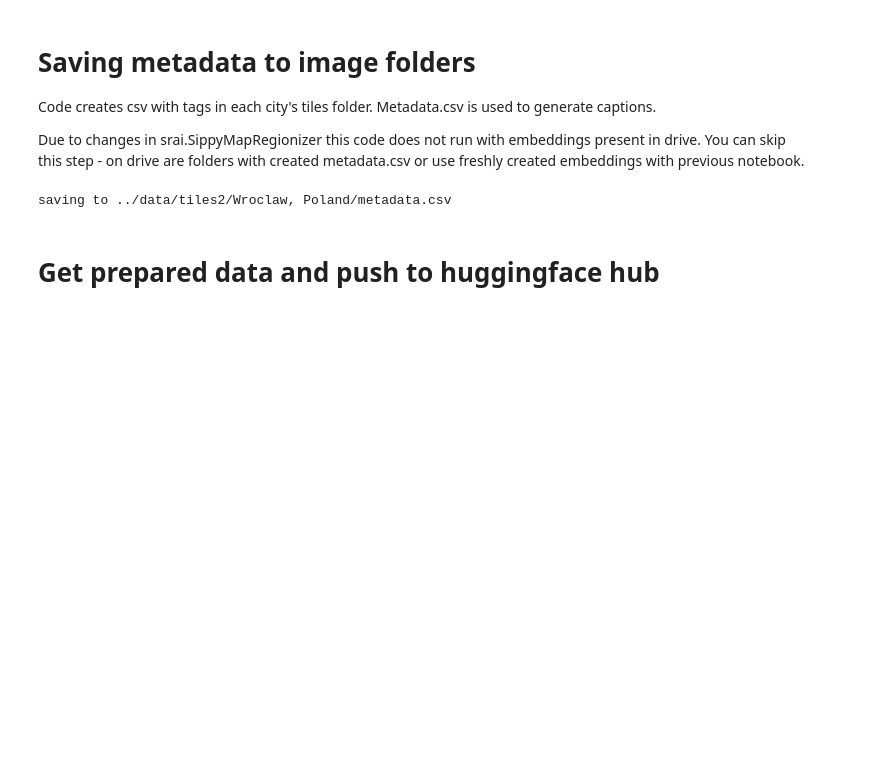
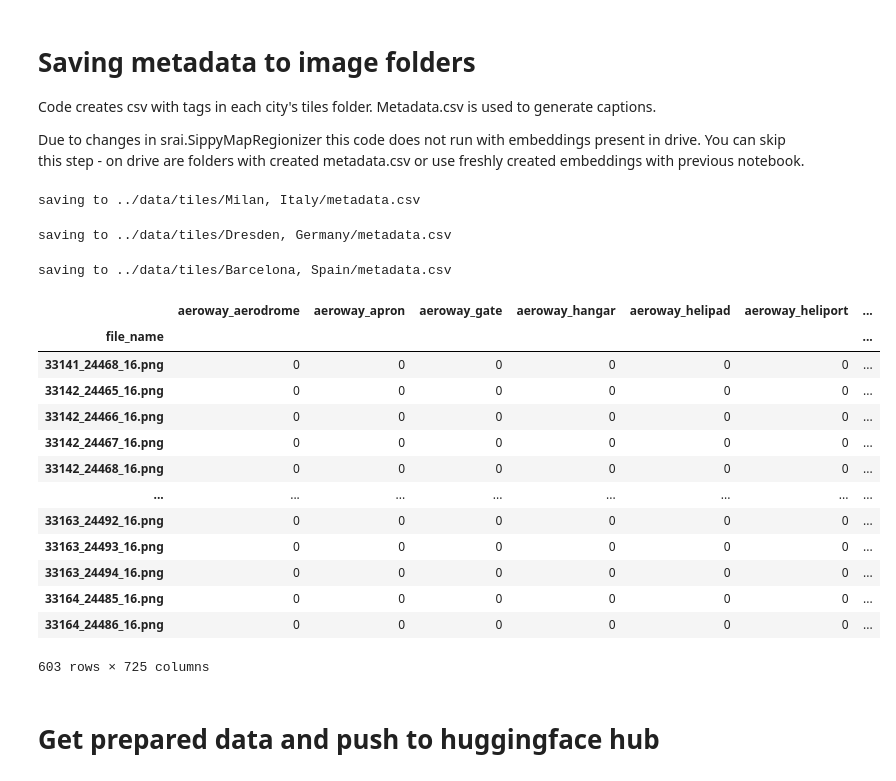
Before and after one commit to kraina-ai/map_diffusion, a Jupyter notebook: workflow_raster/3.hf_dataset.ipynb, the cells around one changed output. Drawn from its saved outputs; the diff is of its cells as text; code cells hidden in the pictures; blank space fills up the shorter version.

```diff
--- a/workflow_raster/3.hf_dataset.ipynb
+++ b/workflow_raster/3.hf_dataset.ipynb
@@ -44,15 +51,37 @@ for city in tqdm(os.listdir("../data/tiles")):
     if os.path.exists(f"../data/embeddings/{city}.pkl"):
         df = pd.read_pickle(f"../data/embeddings/{city}.pkl")
         df = df.reindex(columns=columns, fill_value=0)
-        df["file_name"] = df.apply(lambda row: f"{row.name[0]}_{row.name[1]}.png", axis=1)
-        df = df.set_index("file_name")
+        df.index = df.index + ".png"
+        df.index = df.index.rename("file_name")
         path = f"../data/tiles/{city}/metadata.csv"
         print(f"saving to {path}")
         df.to_csv(path)
     else :
         print(city, "not found")
 # %% [output]
-saving to ../data/tiles2/Wroclaw, Poland/metadata.csv
+saving to ../data/tiles/Milan, Italy/metadata.csv
+saving to ../data/tiles/Dresden, Germany/metadata.csv
+saving to ../data/tiles/Barcelona, Spain/metadata.csv
+# %%
+df = pd.read_pickle(f"../data/embeddings/{city}.pkl")
+df = df.reindex(columns=columns, fill_value=0)
+df.index = df.index + ".png"
+df
+# %% [output]
+|  | aeroway_aerodrome | aeroway_apron | aeroway_gate | aeroway_hangar | aeroway_helipad | aeroway_heliport | ... |
+| file_name |  |  |  |  |  |  | ... |
+| 33141_24468_16.png | 0 | 0 | 0 | 0 | 0 | 0 | ... |
+| 33142_24465_16.png | 0 | 0 | 0 | 0 | 0 | 0 | ... |
+| 33142_24466_16.png | 0 | 0 | 0 | 0 | 0 | 0 | ... |
+| 33142_24467_16.png | 0 | 0 | 0 | 0 | 0 | 0 | ... |
+| 33142_24468_16.png | 0 | 0 | 0 | 0 | 0 | 0 | ... |
+| ... | ... | ... | ... | ... | ... | ... | ... |
+| 33163_24492_16.png | 0 | 0 | 0 | 0 | 0 | 0 | ... |
+| 33163_24493_16.png | 0 | 0 | 0 | 0 | 0 | 0 | ... |
+| 33163_24494_16.png | 0 | 0 | 0 | 0 | 0 | 0 | ... |
+| 33164_24485_16.png | 0 | 0 | 0 | 0 | 0 | 0 | ... |
+| 33164_24486_16.png | 0 | 0 | 0 | 0 | 0 | 0 | ... |
+603 rows × 725 columns
 # %% [markdown]
 # Get prepared data and push to huggingface hub
 # %%
```
Also changed, not shown: parts of 12 cells of this notebook, 1 other file.
